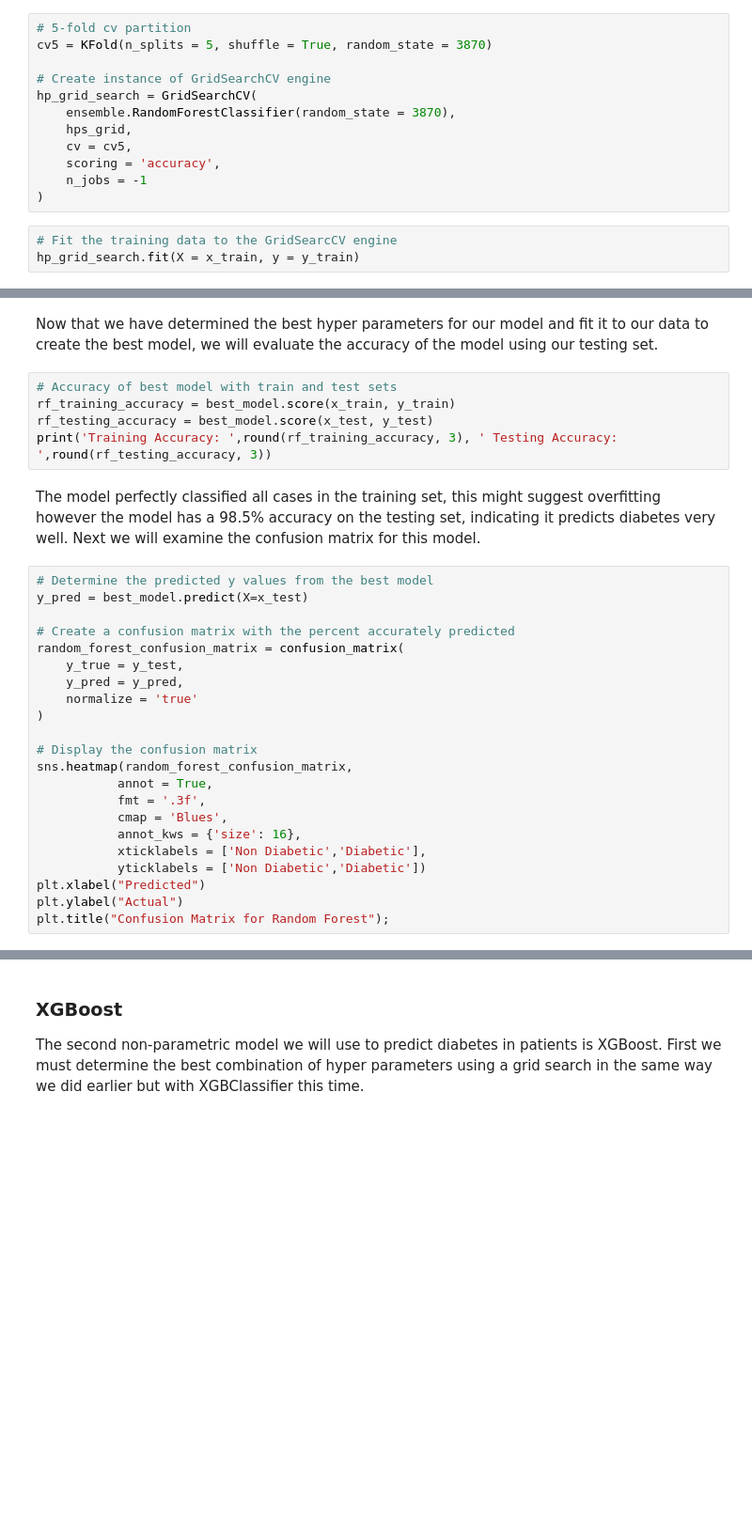
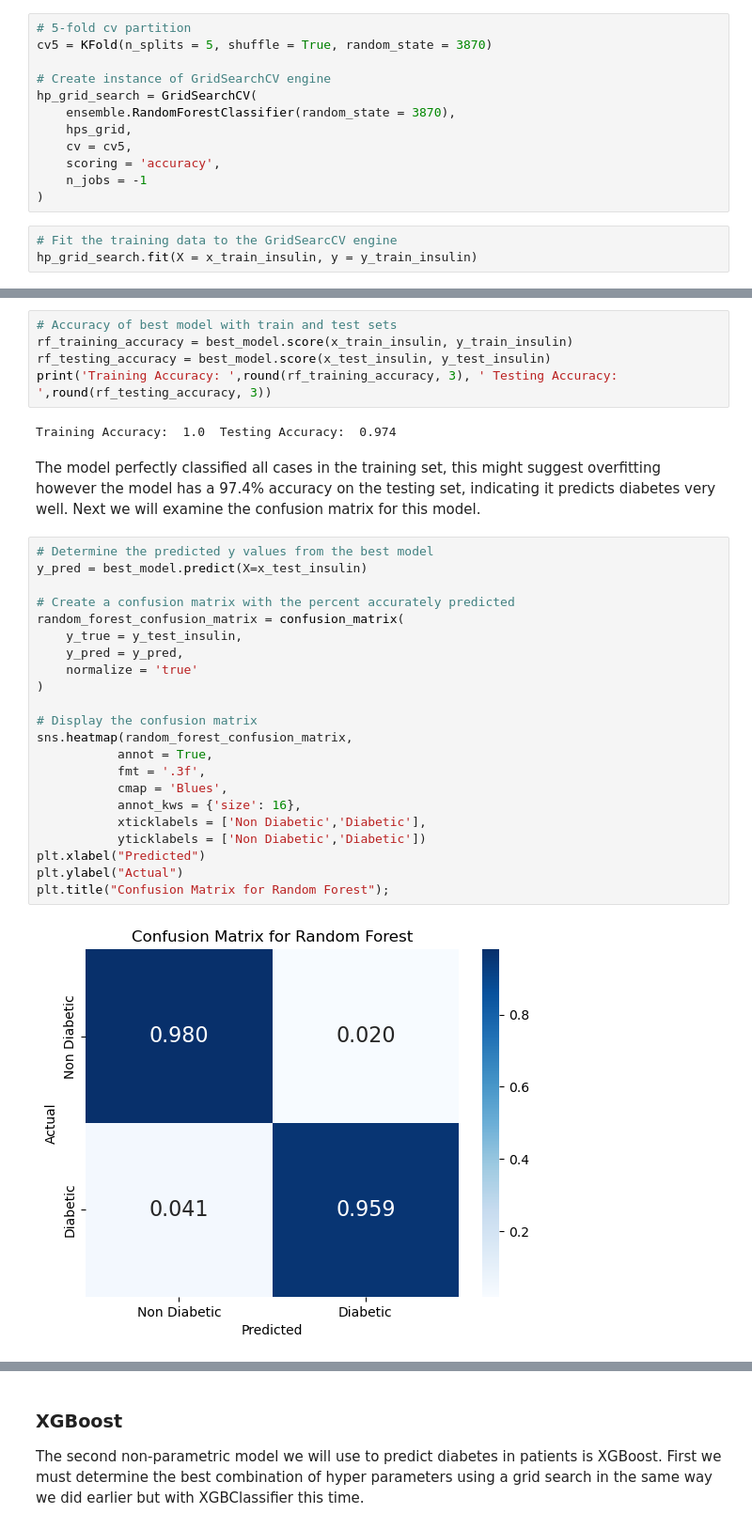
Before and after one commit to estasko/data_science_pinnacle, a Jupyter notebook: main.ipynb, the cells around one changed output, grey strips where cells are left out. Shown at 94% size. Saved outputs shown, nothing was run; the diff lists cells and outputs as text; blank space fills up the shorter version.

```diff
--- a/main.ipynb
+++ b/main.ipynb
@@ -444,4 +595,4 @@ hp_grid_search = GridSearchCV(
 )
 # %%
 # Fit the training data to the GridSearcCV engine
-hp_grid_search.fit(X = x_train, y = y_train)
+hp_grid_search.fit(X = x_train_insulin, y = y_train_insulin)
@@ -460,32 +628,34 @@ After the grid search, we have found the best Random Forest model includes one h
-# %% [markdown]
-Now that we have determined the best hyper parameters for our model and fit it to our data to create the best model, we will evaluate the accuracy of the model using our testing set.
 # %%
 # Accuracy of best model with train and test sets
-rf_training_accuracy = best_model.score(x_train, y_train)
-rf_testing_accuracy = best_model.score(x_test, y_test)
+rf_training_accuracy = best_model.score(x_train_insulin, y_train_insulin)
+rf_testing_accuracy = best_model.score(x_test_insulin, y_test_insulin)
 print('Training Accuracy: ',round(rf_training_accuracy, 3), ' Testing Accuracy: ',round(rf_testing_accuracy, 3))
+# %% [output]
+Training Accuracy:  1.0  Testing Accuracy:  0.974
 # %% [markdown]
-The model perfectly classified all cases in the training set, this might suggest overfitting however the model has a 98.5% accuracy on the testing set, indicating it predicts diabetes very well. Next we will examine the confusion matrix for this model.
+The model perfectly classified all cases in the training set, this might suggest overfitting however the model has a 97.4% accuracy on the testing set, indicating it predicts diabetes very well. Next we will examine the confusion matrix for this model.
 # %%
 # Determine the predicted y values from the best model
-y_pred = best_model.predict(X=x_test)
+y_pred = best_model.predict(X=x_test_insulin)
 
 # Create a confusion matrix with the percent accurately predicted
 random_forest_confusion_matrix = confusion_matrix(
-    y_true = y_test,
+    y_true = y_test_insulin,
     y_pred = y_pred,
     normalize = 'true'
 )
 
 # Display the confusion matrix
 sns.heatmap(random_forest_confusion_matrix,
            annot = True,
            fmt = '.3f',
            cmap = 'Blues',
            annot_kws = {'size': 16},
            xticklabels = ['Non Diabetic','Diabetic'],
            yticklabels = ['Non Diabetic','Diabetic'])
 plt.xlabel("Predicted")
 plt.ylabel("Actual")
 plt.title("Confusion Matrix for Random Forest");
+# %% [output]
+[figure, added]
 # %% [markdown]
```
Also changed, not shown: parts of 50 cells of this notebook.
